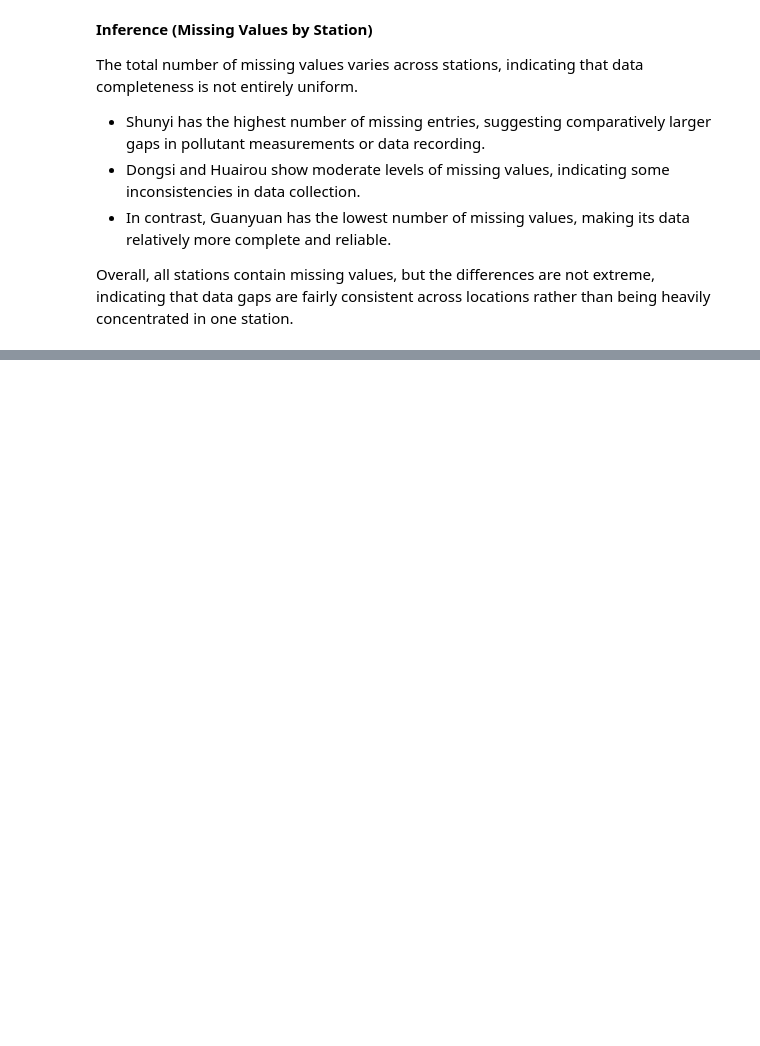
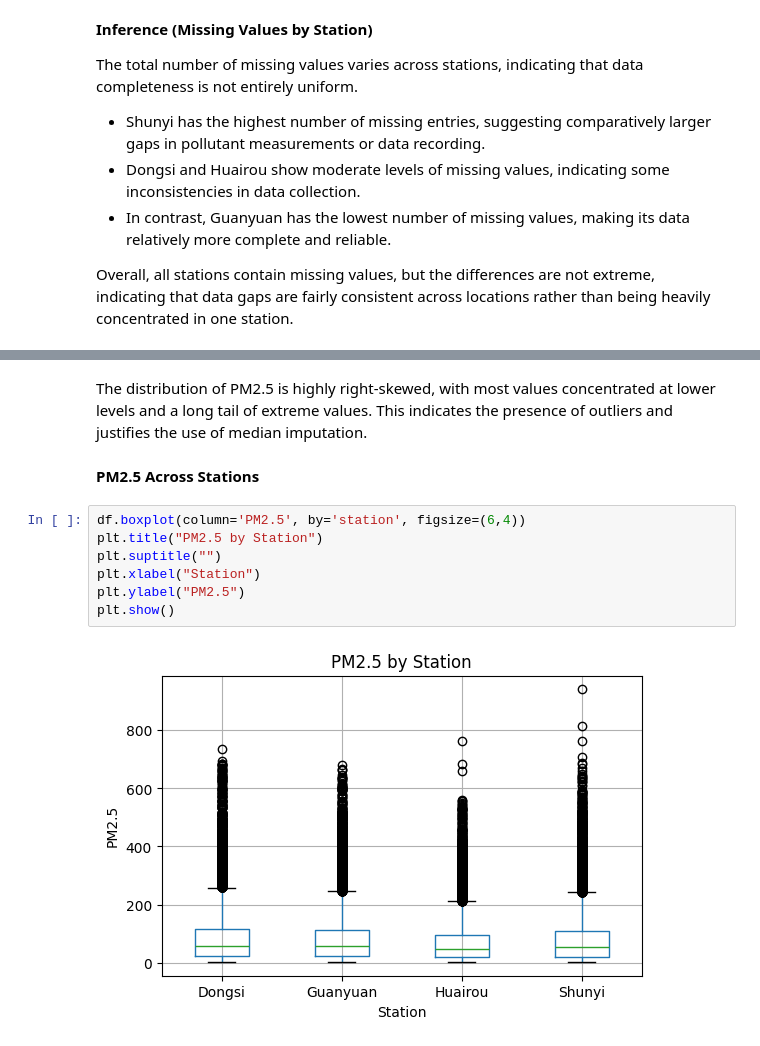
Before and after one commit to anulax1114-design/CMP7005-PRAC1-st20347210, a Jupyter notebook: PRAC1_DA_.ipynb, the cells around one changed output, grey strips where cells are left out. Saved outputs shown, nothing was run; the diff lists cells and outputs as text; blank space fills up the shorter version.

```diff
--- a/PRAC1_DA_.ipynb
+++ b/PRAC1_DA_.ipynb
@@ -448,0 +509,14 @@ Overall, all stations contain missing values, but the differences are not extrem
+# %% [markdown]
+
+The distribution of PM2.5 is highly right-skewed, with most values concentrated at lower levels and a long tail of extreme values. This indicates the presence of outliers and justifies the use of median imputation.
+# %% [markdown]
+**PM2.5 Across Stations**
+# %%
+df.boxplot(column='PM2.5', by='station', figsize=(6,4))
+plt.title("PM2.5 by Station")
+plt.suptitle("")
+plt.xlabel("Station")
+plt.ylabel("PM2.5")
+plt.show()
+# %% [output]
+[figure, added]
```
Also changed, not shown: parts of 22 cells of this notebook.
